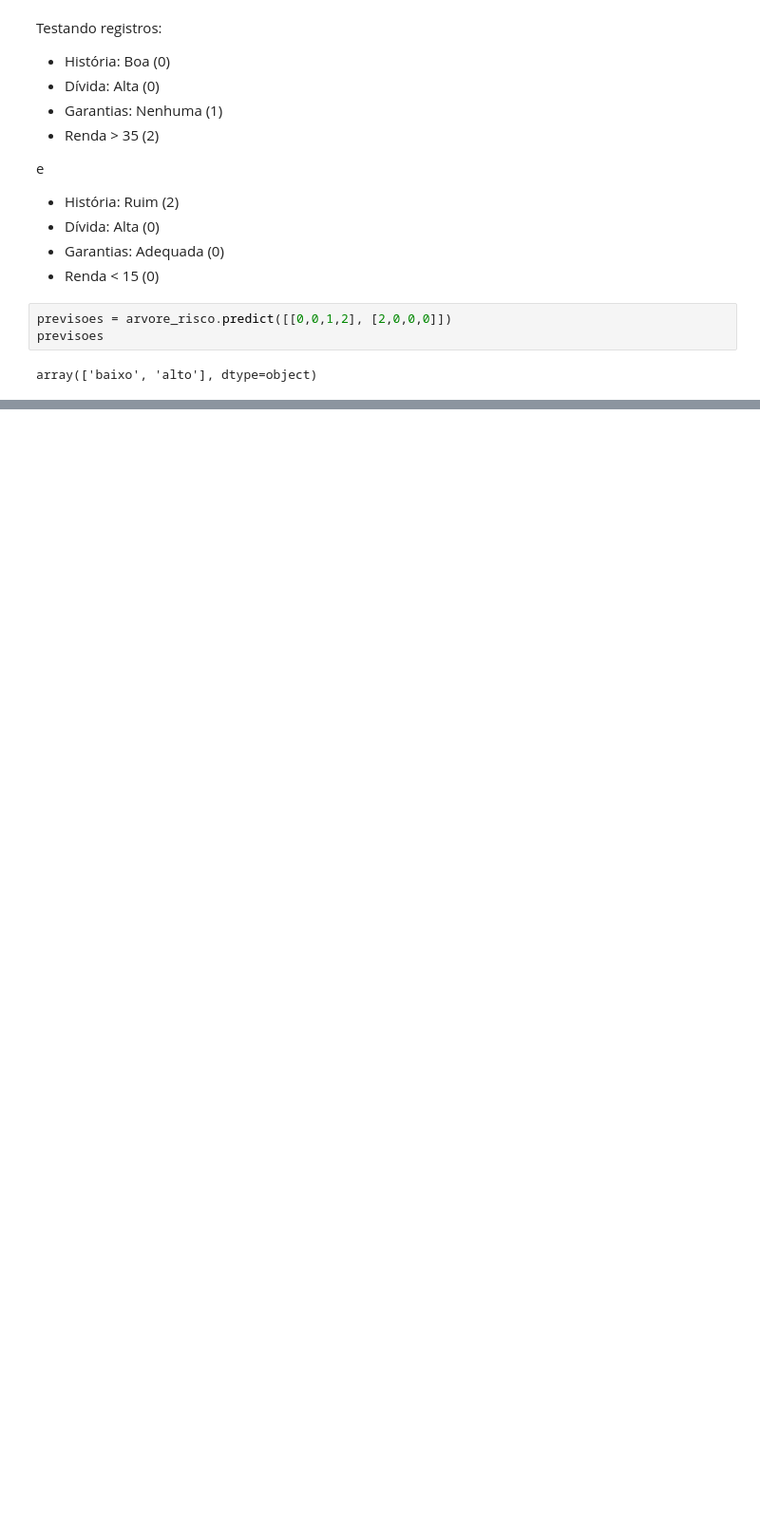
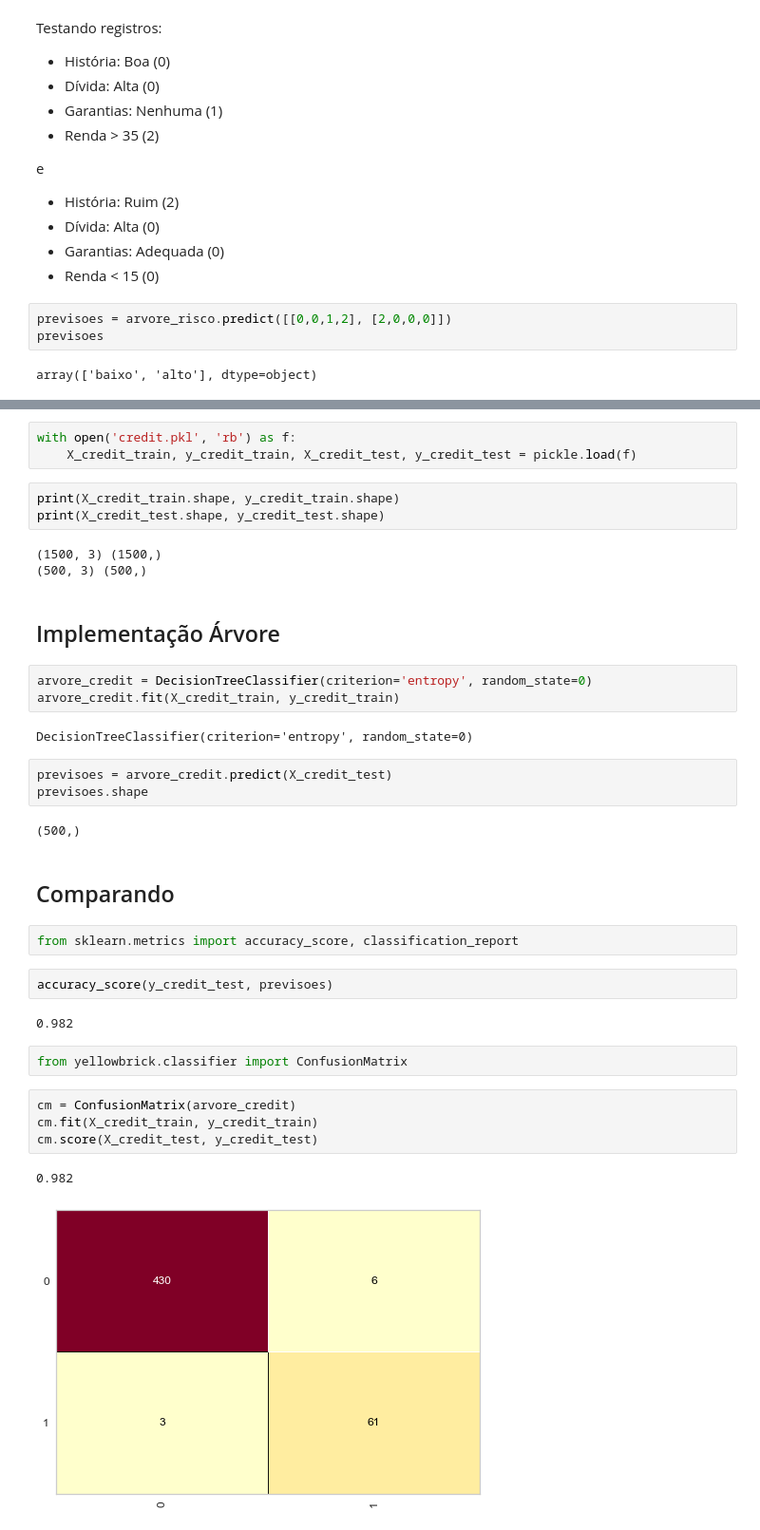
Before and after one commit to njuliacsouza/_IAExpert, a Jupyter notebook: 3. Machine Learning e Data Science com Python de A à Z/notebooks_aulas/01.3 - Árvore de Decisão.ipynb, the cells around one changed output, grey strips where cells are left out. Shown at 95% size. Cells and saved outputs as stored; diff of their text form; blank space fills up the shorter version.

```diff
--- a/3. Machine Learning e Data Science com Python de A à Z/notebooks_aulas/01.3 - Árvore de Decisão.ipynb
+++ b/3. Machine Learning e Data Science com Python de A à Z/notebooks_aulas/01.3 - Árvore de Decisão.ipynb
@@ -100,0 +117,38 @@ array(['baixo', 'alto'], dtype=object)
+# %%
+with open('credit.pkl', 'rb') as f:
+    X_credit_train, y_credit_train, X_credit_test, y_credit_test = pickle.load(f)
+# %%
+print(X_credit_train.shape, y_credit_train.shape)
+print(X_credit_test.shape, y_credit_test.shape)
+# %% [output]
+(1500, 3) (1500,)
+(500, 3) (500,)
+# %% [markdown]
+## Implementação Árvore
+# %%
+arvore_credit = DecisionTreeClassifier(criterion='entropy', random_state=0)
+arvore_credit.fit(X_credit_train, y_credit_train)
+# %% [output]
+DecisionTreeClassifier(criterion='entropy', random_state=0)
+# %%
+previsoes = arvore_credit.predict(X_credit_test)
+previsoes.shape
+# %% [output]
+(500,)
+# %% [markdown]
+## Comparando
+# %%
+from sklearn.metrics import accuracy_score, classification_report
+# %%
+accuracy_score(y_credit_test, previsoes)
+# %% [output]
+0.982
+# %%
+from yellowbrick.classifier import ConfusionMatrix
+# %%
+cm = ConfusionMatrix(arvore_credit)
+cm.fit(X_credit_train, y_credit_train)
+cm.score(X_credit_test, y_credit_test)
+# %% [output]
+0.982
+[figure, added]
```
Also changed, not shown: parts of 17 cells of this notebook, 1 other file.
